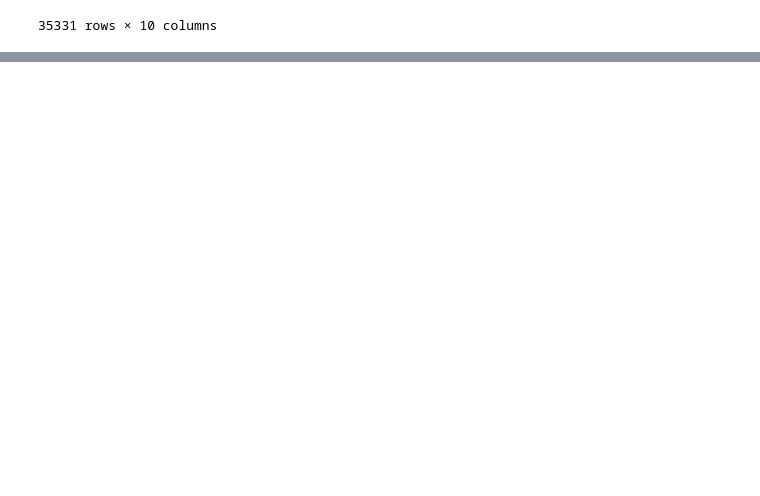
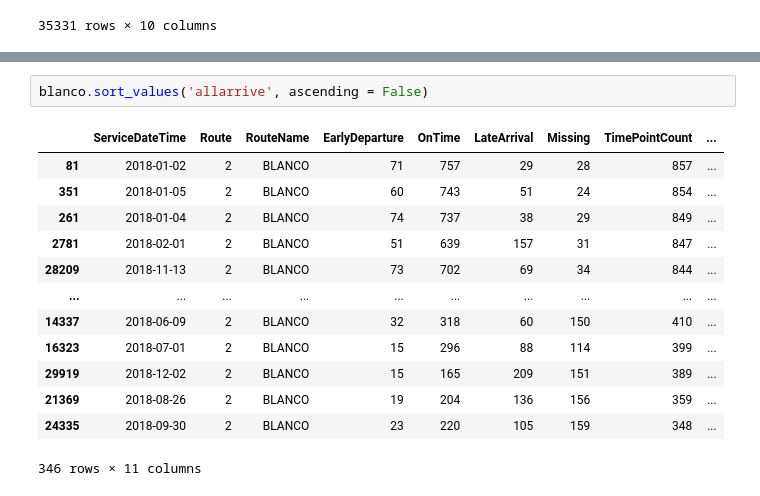
Before and after one commit to get-on-the-bus/via-project, a Jupyter notebook: mists-scraps.ipynb, the cells around one changed output, grey strips where cells are left out. Saved outputs shown, nothing was run; the diff lists cells and outputs as text; blank space fills up the shorter version.

```diff
--- a/mists-scraps.ipynb
+++ b/mists-scraps.ipynb
@@ -39,0 +109,16 @@ memory usage: 2.7+ MB
+# %%
+blanco.sort_values('allarrive', ascending = False)
+# %% [output]
+|  | ServiceDateTime | Route | RouteName | EarlyDeparture | OnTime | LateArrival | Missing | TimePointCount | ... |
+| 81 | 2018-01-02 | 2 | BLANCO | 71 | 757 | 29 | 28 | 857 | ... |
+| 351 | 2018-01-05 | 2 | BLANCO | 60 | 743 | 51 | 24 | 854 | ... |
+| 261 | 2018-01-04 | 2 | BLANCO | 74 | 737 | 38 | 29 | 849 | ... |
+| 2781 | 2018-02-01 | 2 | BLANCO | 51 | 639 | 157 | 31 | 847 | ... |
+| 28209 | 2018-11-13 | 2 | BLANCO | 73 | 702 | 69 | 34 | 844 | ... |
+| ... | ... | ... | ... | ... | ... | ... | ... | ... | ... |
+| 14337 | 2018-06-09 | 2 | BLANCO | 32 | 318 | 60 | 150 | 410 | ... |
+| 16323 | 2018-07-01 | 2 | BLANCO | 15 | 296 | 88 | 114 | 399 | ... |
+| 29919 | 2018-12-02 | 2 | BLANCO | 15 | 165 | 209 | 151 | 389 | ... |
+| 21369 | 2018-08-26 | 2 | BLANCO | 19 | 204 | 136 | 156 | 359 | ... |
+| 24335 | 2018-09-30 | 2 | BLANCO | 23 | 220 | 105 | 159 | 348 | ... |
+346 rows × 11 columns
```
Also changed, not shown: parts of 10 cells of this notebook.
